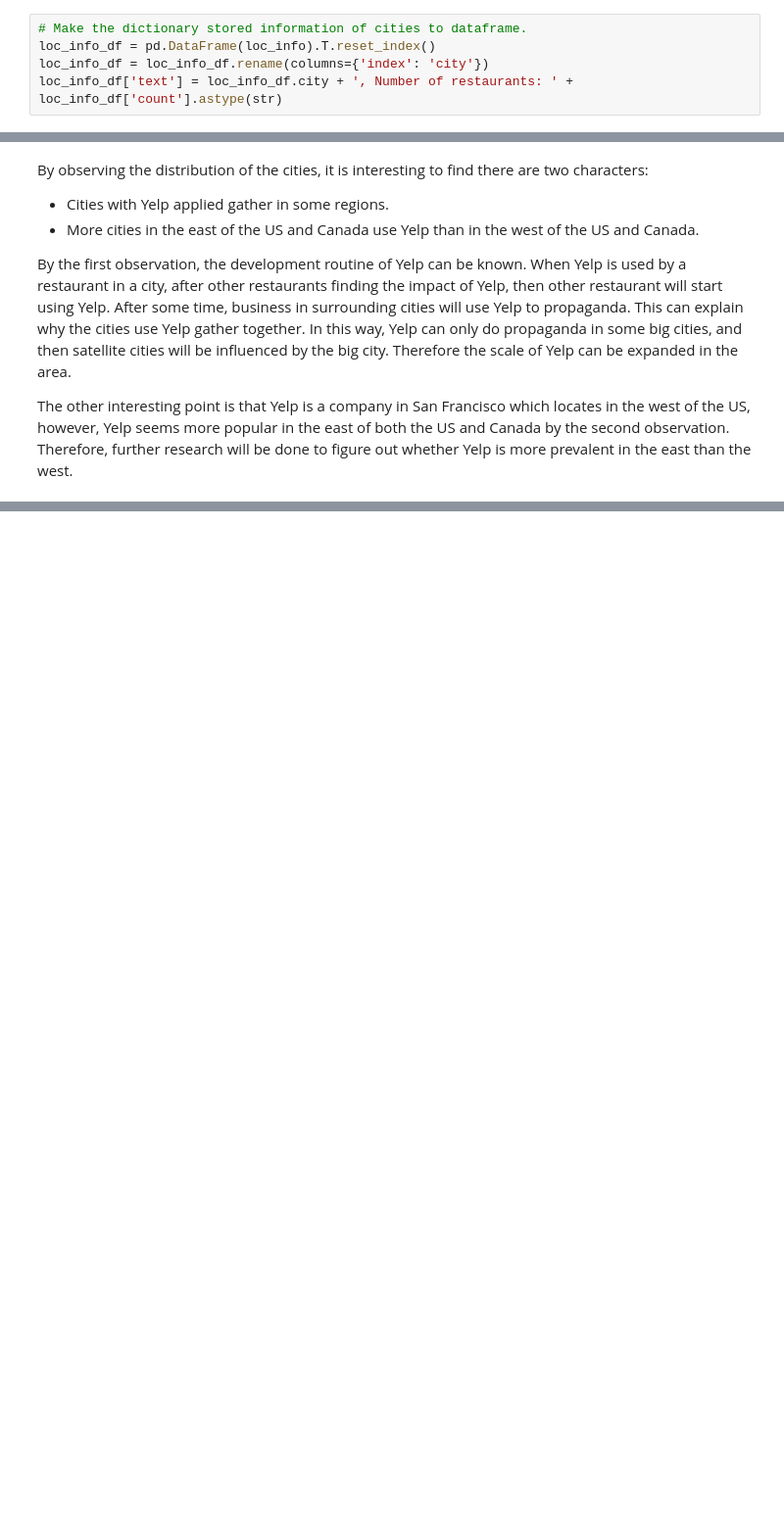
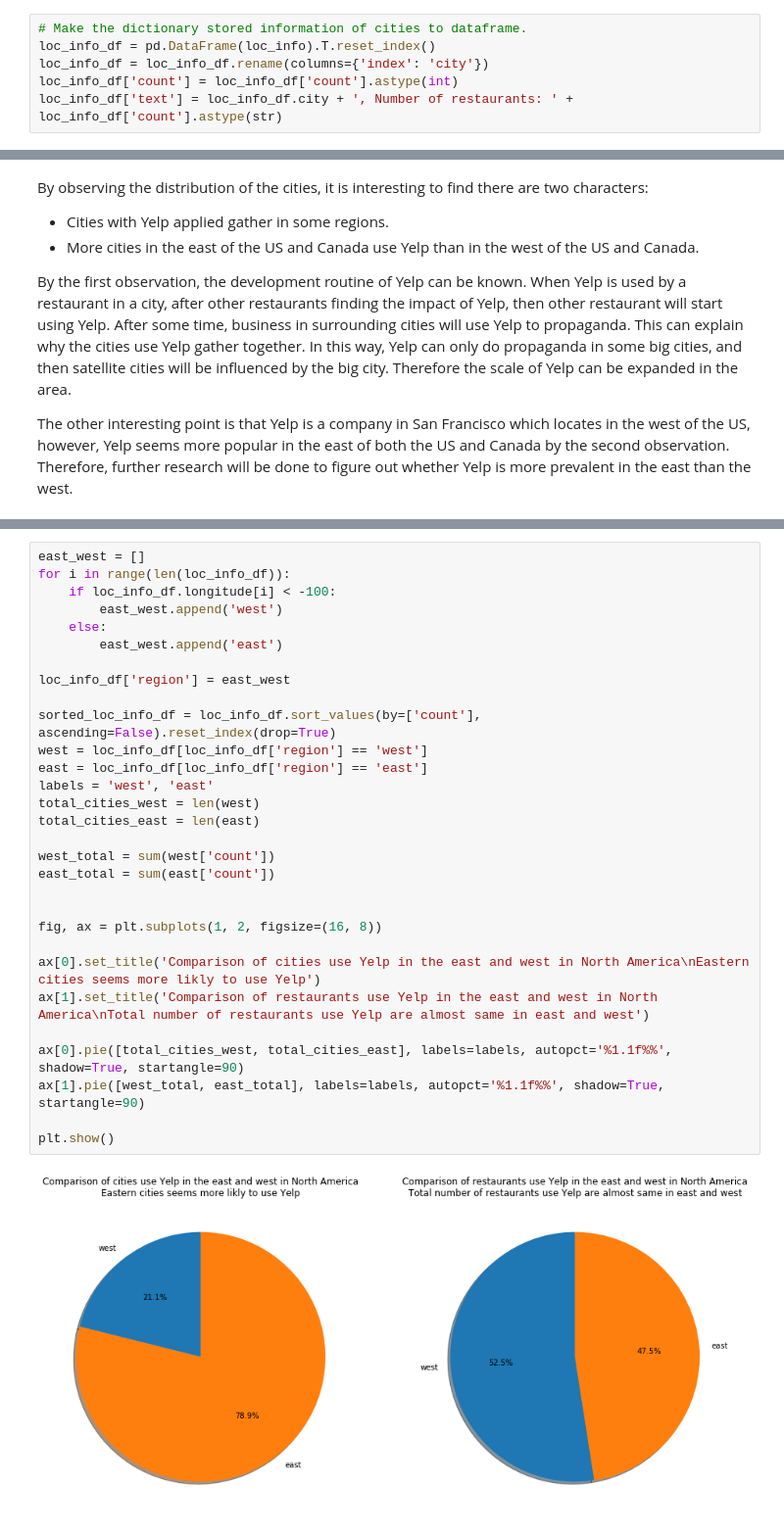
Before and after one commit to wsxwsx543/Yelp-Exploring, a Jupyter notebook: assignment2.ipynb, the cells around one changed output, grey strips where cells are left out. Shown: that part at 98% size. Saved outputs shown, nothing was run; the diff lists cells and outputs as text; blank space fills up the shorter version.

```diff
--- a/assignment2.ipynb
+++ b/assignment2.ipynb
@@ -123,6 +128,7 @@ for i in range(len(business)):
 # Make the dictionary stored information of cities to dataframe.
 loc_info_df = pd.DataFrame(loc_info).T.reset_index()
 loc_info_df = loc_info_df.rename(columns={'index': 'city'})
+loc_info_df['count'] = loc_info_df['count'].astype(int)
 loc_info_df['text'] = loc_info_df.city + ', Number of restaurants: ' + loc_info_df['count'].astype(str)
 # %%
 # Visualize the information of city on map.
@@ -154,0 +171,32 @@ The other interesting point is that Yelp is a company in San Francisco which loc
+# %%
+east_west = []
+for i in range(len(loc_info_df)):
+    if loc_info_df.longitude[i] < -100:
+        east_west.append('west')
+    else:
+        east_west.append('east')
+
+loc_info_df['region'] = east_west
+
+sorted_loc_info_df = loc_info_df.sort_values(by=['count'], ascending=False).reset_index(drop=True)
+west = loc_info_df[loc_info_df['region'] == 'west']
+east = loc_info_df[loc_info_df['region'] == 'east']
+labels = 'west', 'east'
+total_cities_west = len(west)
+total_cities_east = len(east)
+
+west_total = sum(west['count'])
+east_total = sum(east['count'])
+
+
+fig, ax = plt.subplots(1, 2, figsize=(16, 8))
+
+ax[0].set_title('Comparison of cities use Yelp in the east and west in North America\nEastern cities seems more likly to use Yelp')
+ax[1].set_title('Comparison of restaurants use Yelp in the east and west in North America\nTotal number of restaurants use Yelp are almost same in east and west')
+
+ax[0].pie([total_cities_west, total_cities_east], labels=labels, autopct='%1.1f%%', shadow=True, startangle=90)
+ax[1].pie([west_total, east_total], labels=labels, autopct='%1.1f%%', shadow=True, startangle=90)
+
+plt.show()
+# %% [output]
+[figure, added]
```
Also changed, not shown: parts of 5 cells of this notebook.
